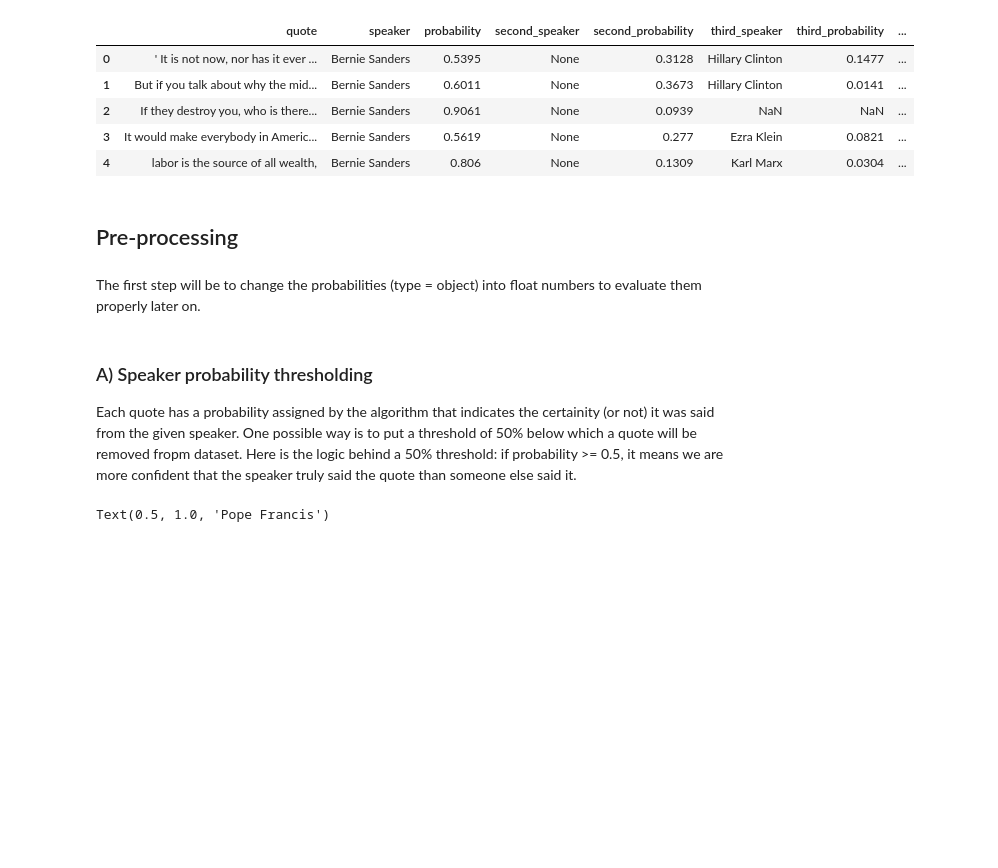
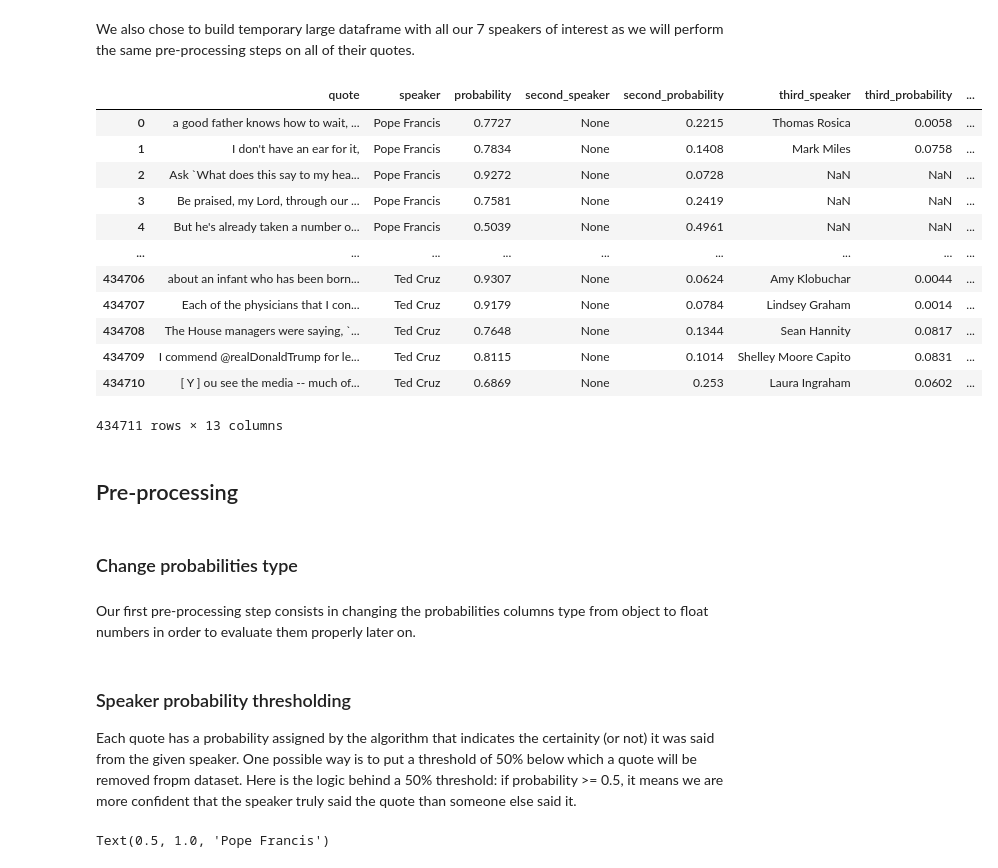
Before and after one commit to paulmoreau40/Applied-Data-Analysis-project-EPFL, a Jupyter notebook: src/final.ipynb, the cells around one changed output. Cells and saved outputs as stored; diff of their text form; code cells hidden in the pictures; blank space fills up the shorter version.

```diff
--- a/src/final.ipynb
+++ b/src/final.ipynb
@@ -53,12 +39,3 @@ from sklearn.decomposition import PCA
 lemmatizer = nltk.stem.WordNetLemmatizer()
 tokenizer = TweetTokenizer()
 lexicon = Empath()
-# %%
-Path = "../data"
-df = pd.DataFrame()
-for entry in os.scandir(Path):
-    if (entry.path.endswith(".pkl") and entry.is_file()):
-        file = open(entry,'rb')
-        data = pickle.load(file)
-        print(len(data))
-        df = df.append(data)
@@ -73,22 +83,42 @@ for entry in os.scandir(Path):
+# %% [markdown]
+We also chose to build temporary large dataframe with all our 7 speakers of interest as we will perform the same pre-processing steps on all of their quotes.
+# %%
+speakers = ['Mike_Pence','Mitt_Romney','Hillary_Clinton','Bernie_Sanders','Elizabeth_Warren','Ted_Cruz']
+df = import_dataframe('Pope')
+
+for s in speakers:
+    # uncomment next line if you haven't generated the pickle files yet
+    #build_dataframe(s)
+    temp = import_dataframe(s)
+    df = df.append(temp, ignore_index=True)
 # %%
-df.head()
+df
 # %% [output]
 |  | quote | speaker | probability | second_speaker | second_probability | third_speaker | third_probability | ... |
-| 0 | ' It is not now, nor has it ever ... | Bernie Sanders | 0.5395 | None | 0.3128 | Hillary Clinton | 0.1477 | ... |
-| 1 | But if you talk about why the mid... | Bernie Sanders | 0.6011 | None | 0.3673 | Hillary Clinton | 0.0141 | ... |
-| 2 | If they destroy you, who is there... | Bernie Sanders | 0.9061 | None | 0.0939 | NaN | NaN | ... |
-| 3 | It would make everybody in Americ... | Bernie Sanders | 0.5619 | None | 0.277 | Ezra Klein | 0.0821 | ... |
-| 4 | labor is the source of all wealth, | Bernie Sanders | 0.806 | None | 0.1309 | Karl Marx | 0.0304 | ... |
+| 0 | a good father knows how to wait, ... | Pope Francis | 0.7727 | None | 0.2215 | Thomas Rosica | 0.0058 | ... |
+| 1 | I don't have an ear for it, | Pope Francis | 0.7834 | None | 0.1408 | Mark Miles | 0.0758 | ... |
+| 2 | Ask `What does this say to my hea... | Pope Francis | 0.9272 | None | 0.0728 | NaN | NaN | ... |
+| 3 | Be praised, my Lord, through our ... | Pope Francis | 0.7581 | None | 0.2419 | NaN | NaN | ... |
+| 4 | But he's already taken a number o... | Pope Francis | 0.5039 | None | 0.4961 | NaN | NaN | ... |
+| ... | ... | ... | ... | ... | ... | ... | ... | ... |
+| 434706 | about an infant who has been born... | Ted Cruz | 0.9307 | None | 0.0624 | Amy Klobuchar | 0.0044 | ... |
+| 434707 | Each of the physicians that I con... | Ted Cruz | 0.9179 | None | 0.0784 | Lindsey Graham | 0.0014 | ... |
+| 434708 | The House managers were saying, `... | Ted Cruz | 0.7648 | None | 0.1344 | Sean Hannity | 0.0817 | ... |
+| 434709 | I commend @realDonaldTrump for le... | Ted Cruz | 0.8115 | None | 0.1014 | Shelley Moore Capito | 0.0831 | ... |
+| 434710 | [ Y ] ou see the media -- much of... | Ted Cruz | 0.6869 | None | 0.253 | Laura Ingraham | 0.0602 | ... |
+434711 rows × 13 columns
 # %% [markdown]
 ## Pre-processing
+# %% [markdown]
+### Change probabilities type
 # %% [markdown]
-The first step will be to change the probabilities (type = object) into float numbers to evaluate them properly later on.
+Our first pre-processing step consists in changing the probabilities columns type from object to float numbers in order to evaluate them properly later on.
 # %%
 new_df = df.copy()
 
 new_df = new_df.astype({'probability': 'float64', 'second_probability': 'float64', 'third_probability': 'float64'})
 # %% [markdown]
-### A) Speaker probability thresholding
+### Speaker probability thresholding
 
 Each quote has a probability assigned by the algorithm that indicates the certainity (or not) it was said from the given speaker. One possible way is to put a threshold of 50% below which a quote will be removed fropm dataset. Here is the logic behind a 50% threshold: if probability >= 0.5, it means we are more confident that the speaker truly said the quote than someone else said it.
 # %%
```
Also changed, not shown: parts of 29 cells of this notebook, 1 other file.
